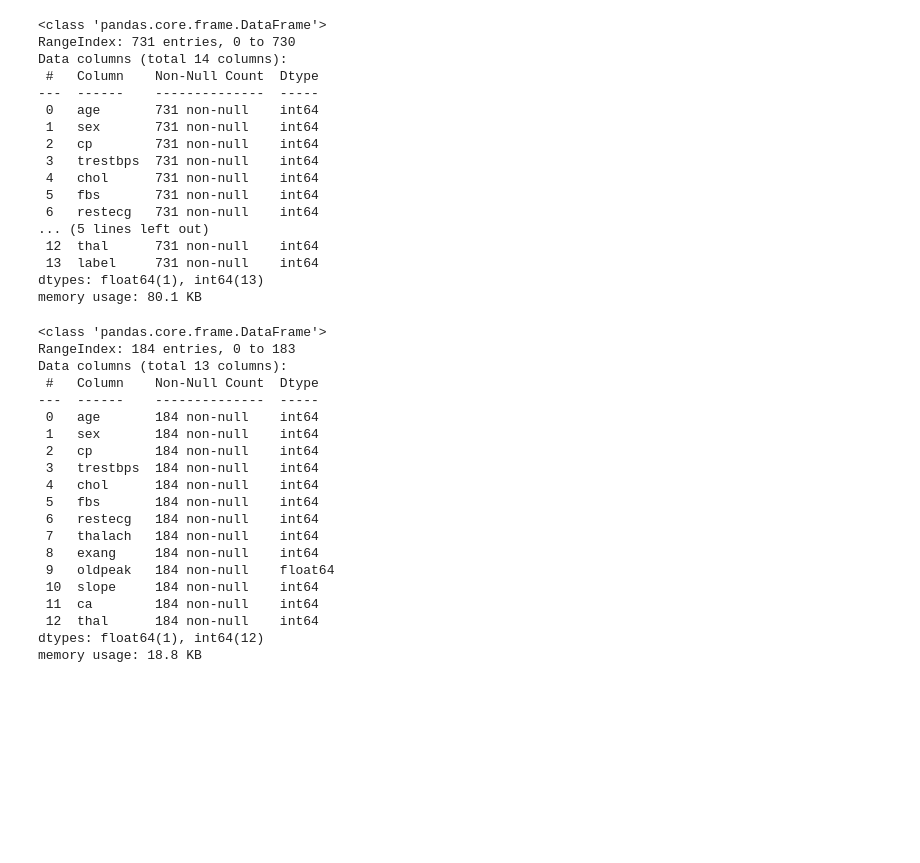
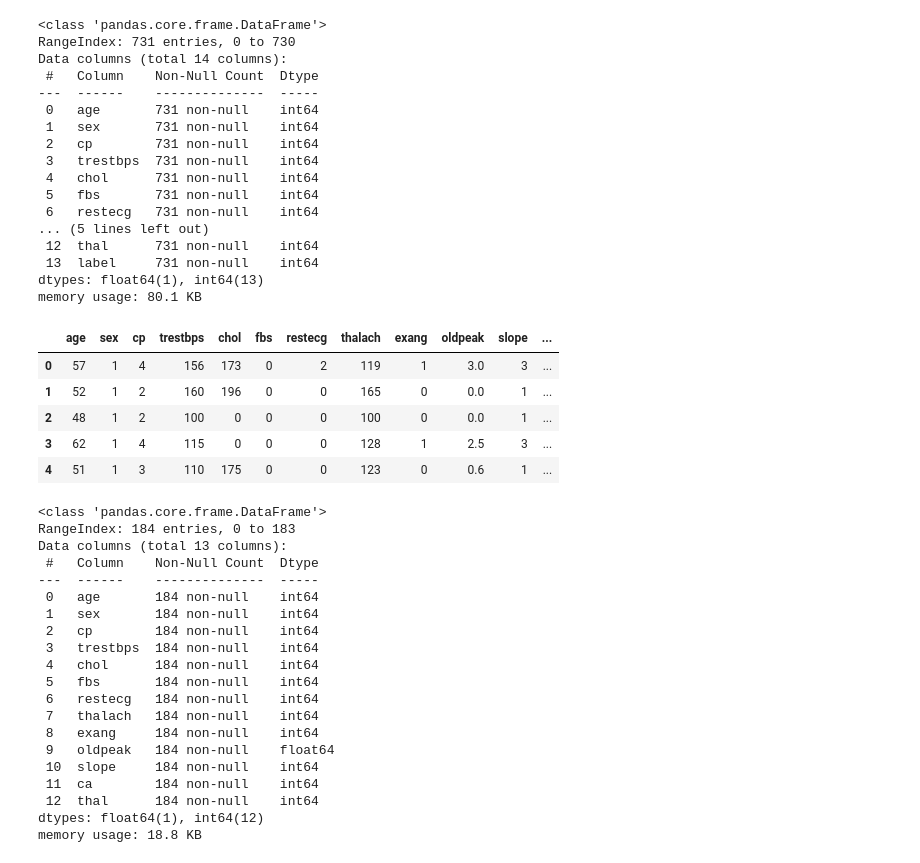
Before and after one commit to andrescervera/DATA-PROJECT-III, a Jupyter notebook: DATA_PROJECT_3.ipynb, the cells around one changed output. Saved outputs shown, nothing was run; the diff lists cells and outputs as text; code cells hidden in the pictures; blank space fills up the shorter version.

```diff
--- a/DATA_PROJECT_3.ipynb
+++ b/DATA_PROJECT_3.ipynb
@@ -985,6 +989,15 @@ Data columns (total 14 columns):
  13  label     731 non-null    int64
 dtypes: float64(1), int64(13)
 memory usage: 80.1 KB
+# %%
+df_test.head()
+# %% [output]
+|  | age | sex | cp | trestbps | chol | fbs | restecg | thalach | exang | oldpeak | slope | ... |
+| 0 | 57 | 1 | 4 | 156 | 173 | 0 | 2 | 119 | 1 | 3.0 | 3 | ... |
+| 1 | 52 | 1 | 2 | 160 | 196 | 0 | 0 | 165 | 0 | 0.0 | 1 | ... |
+| 2 | 48 | 1 | 2 | 100 | 0 | 0 | 0 | 100 | 0 | 0.0 | 1 | ... |
+| 3 | 62 | 1 | 4 | 115 | 0 | 0 | 0 | 128 | 1 | 2.5 | 3 | ... |
+| 4 | 51 | 1 | 3 | 110 | 175 | 0 | 0 | 123 | 0 | 0.6 | 1 | ... |
 # %%
 df_test.info()
 # %% [output]
```
Also changed, not shown: parts of 5 cells of this notebook, 2 other files.
